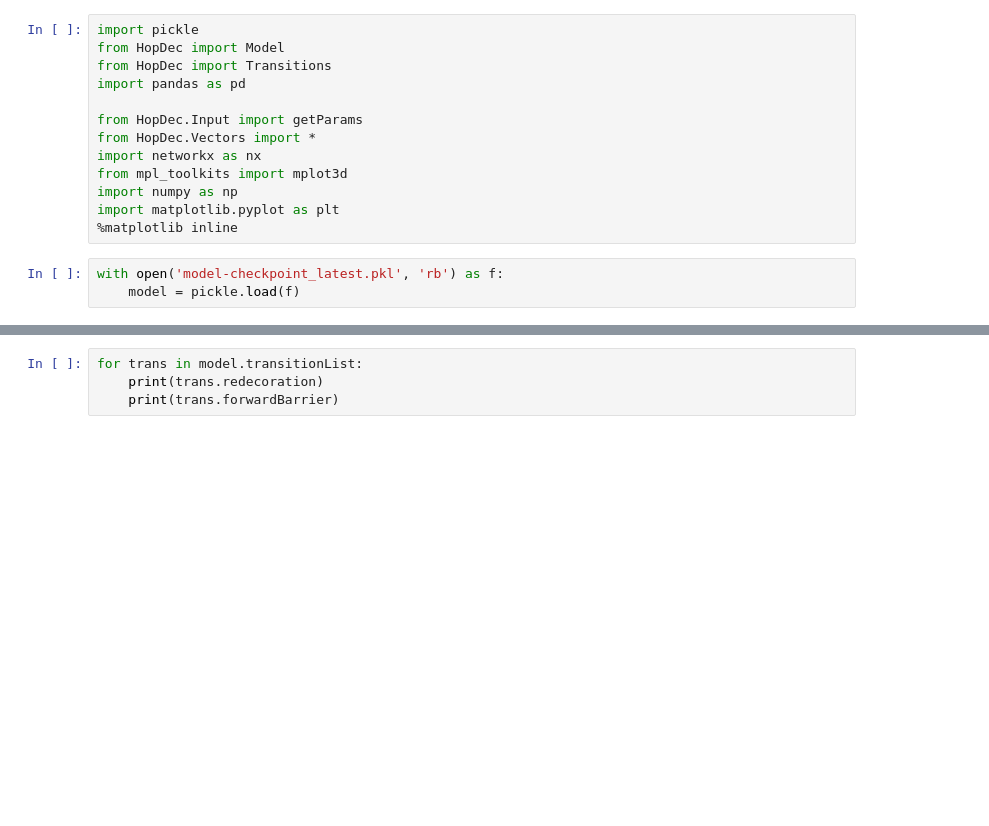
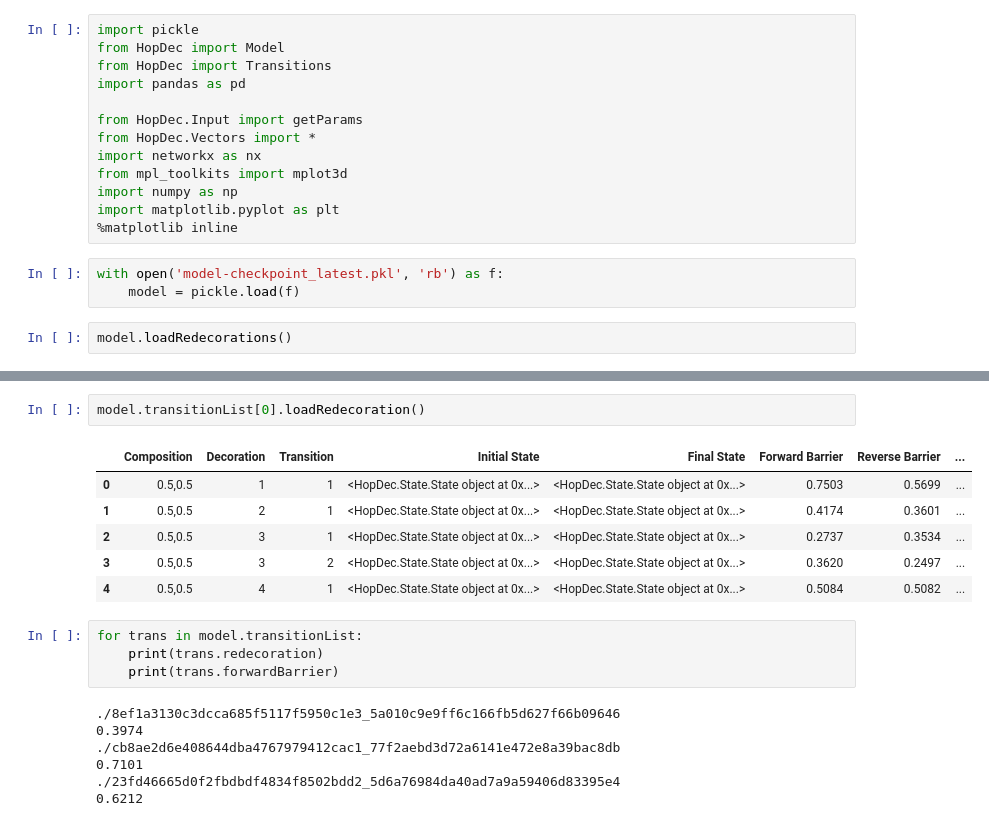
Before and after one commit to lanl/Hop-Decorate, a Jupyter notebook: examples/main-functionality/CuNi/model-growth-canonical-labelling/inspectModel.ipynb, the cells around one changed output, grey strips where cells are left out. Saved outputs shown, nothing was run; the diff lists cells and outputs as text; blank space fills up the shorter version.

```diff
--- a/examples/main-functionality/CuNi/model-growth-canonical-labelling/inspectModel.ipynb
+++ b/examples/main-functionality/CuNi/model-growth-canonical-labelling/inspectModel.ipynb
@@ -14,3 +14,5 @@ import matplotlib.pyplot as plt
 # %%
 with open('model-checkpoint_latest.pkl', 'rb') as f:
     model = pickle.load(f)
+# %%
+model.loadRedecorations()
@@ -17,7 +27,23 @@ with open('model-checkpoint_latest.pkl', 'rb') as f:
+# %%
+model.transitionList[0].loadRedecoration()
+# %% [output]
+|  | Composition | Decoration | Transition | Initial State | Final State | Forward Barrier | Reverse Barrier | ... |
+| 0 | 0.5,0.5 | 1 | 1 | <HopDec.State.State object at 0x...> | <HopDec.State.State object at 0x...> | 0.7503 | 0.5699 | ... |
+| 1 | 0.5,0.5 | 2 | 1 | <HopDec.State.State object at 0x...> | <HopDec.State.State object at 0x...> | 0.4174 | 0.3601 | ... |
+| 2 | 0.5,0.5 | 3 | 1 | <HopDec.State.State object at 0x...> | <HopDec.State.State object at 0x...> | 0.2737 | 0.3534 | ... |
+| 3 | 0.5,0.5 | 3 | 2 | <HopDec.State.State object at 0x...> | <HopDec.State.State object at 0x...> | 0.3620 | 0.2497 | ... |
+| 4 | 0.5,0.5 | 4 | 1 | <HopDec.State.State object at 0x...> | <HopDec.State.State object at 0x...> | 0.5084 | 0.5082 | ... |
 # %%
 for trans in model.transitionList:
     print(trans.redecoration)
     print(trans.forwardBarrier)
+# %% [output]
+./8ef1a3130c3dcca685f5117f5950c1e3_5a010c9e9ff6c166fb5d627f66b09646
+0.3974
+./cb8ae2d6e408644dba4767979412cac1_77f2aebd3d72a6141e472e8a39bac8db
+0.7101
+./23fd46665d0f2fbdbdf4834f8502bdd2_5d6a76984da40ad7a9a59406d83395e4
+0.6212
 # %%
 canonicalLabelsTrans = [ [ trans.initialState.canLabel, trans.finalState.canLabel  ] for trans in model.transitionList ]
 
```
Also changed, not shown: parts of 4 cells of this notebook, 20 other files.
